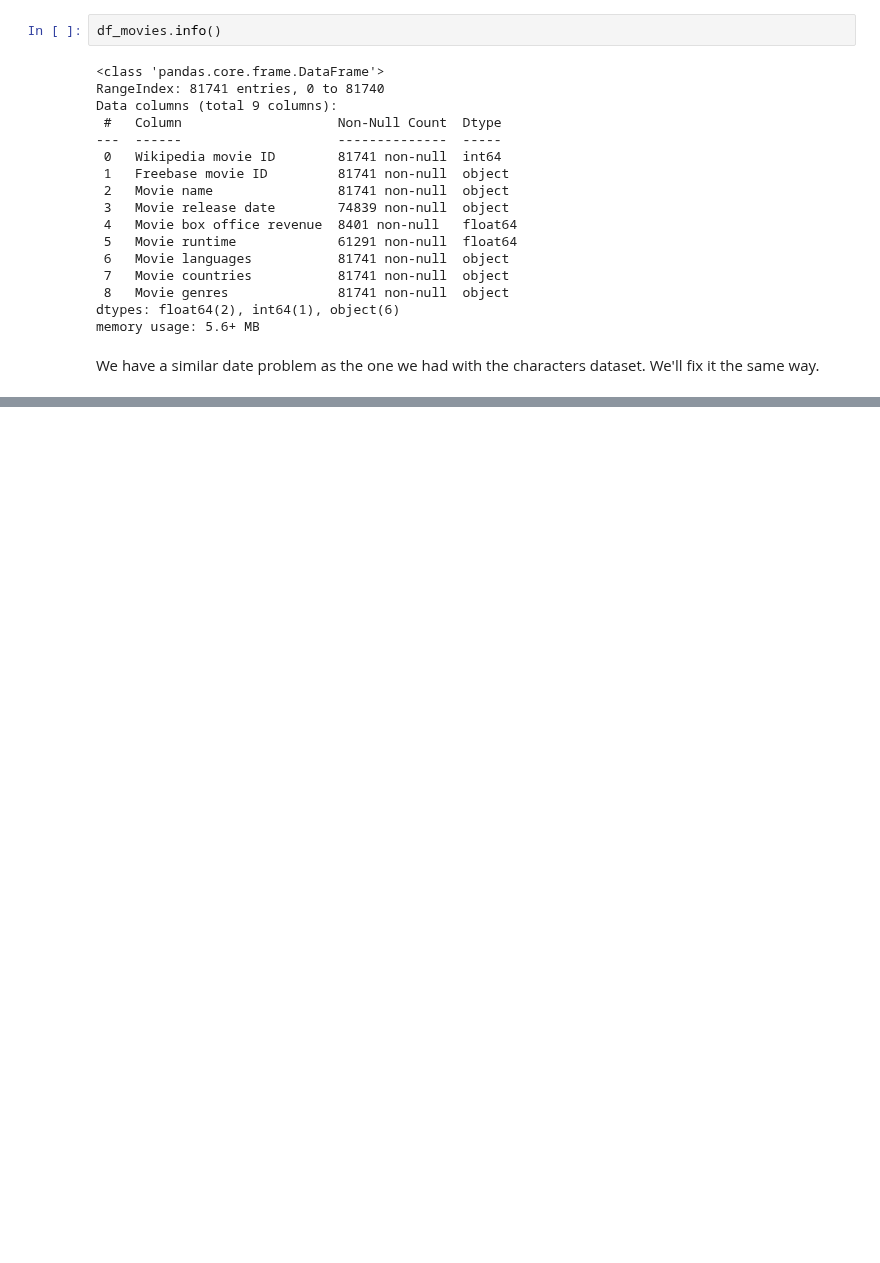
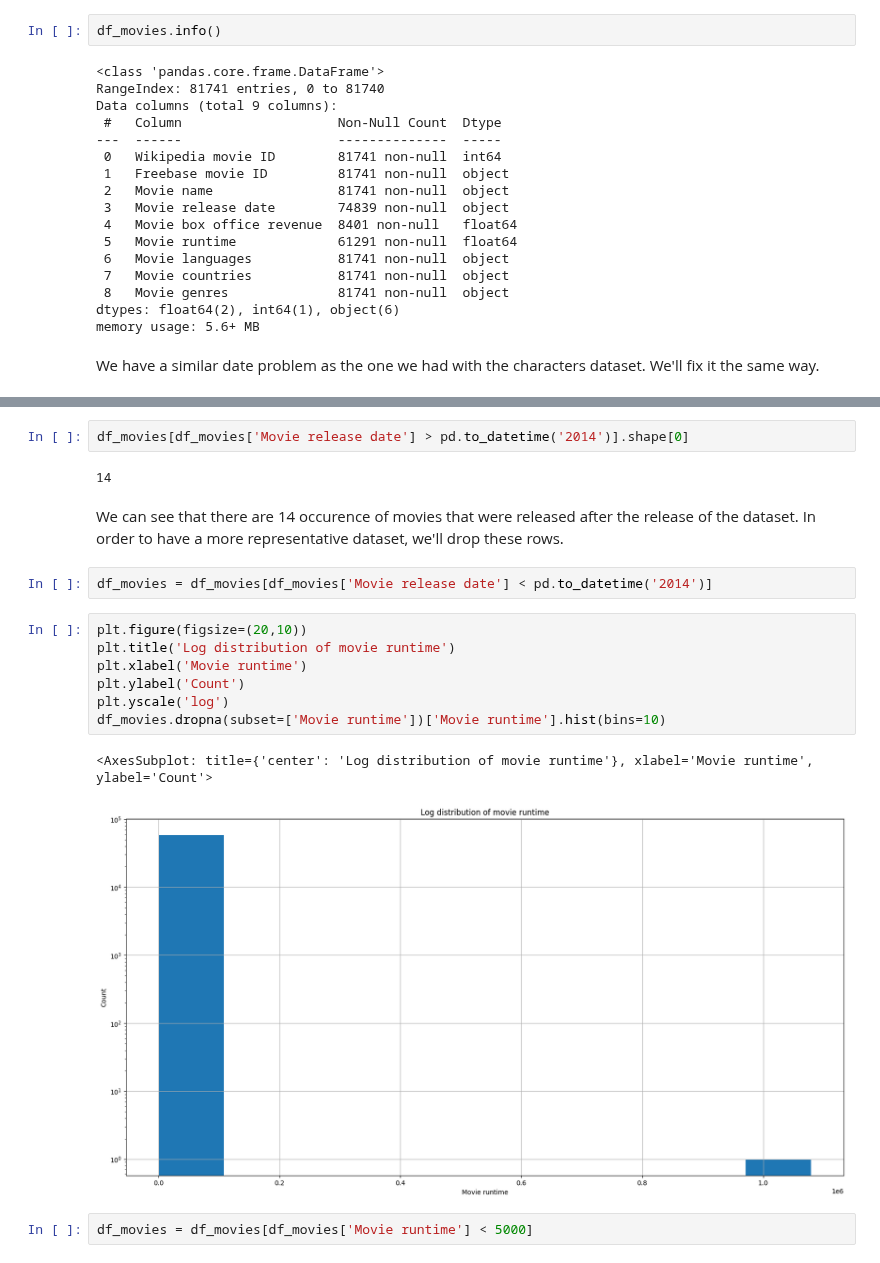
Before and after one commit to epfl-ada/ada-2023-project-radatouille, a Jupyter notebook: milestone_2.ipynb, the cells around one changed output, grey strips where cells are left out. Cells and saved outputs as stored; diff of their text form; blank space fills up the shorter version.

```diff
--- a/milestone_2.ipynb
+++ b/milestone_2.ipynb
@@ -224,0 +314,20 @@ df_movies['Movie release date'] = pd.to_datetime(df_movies['Movie release date']
+# %%
+df_movies[df_movies['Movie release date'] > pd.to_datetime('2014')].shape[0]
+# %% [output]
+14
+# %% [markdown]
+We can see that there are 14 occurence of movies that were released after the release of the dataset. In order to have a more representative dataset, we'll drop these rows.
+# %%
+df_movies = df_movies[df_movies['Movie release date'] < pd.to_datetime('2014')]
+# %%
+plt.figure(figsize=(20,10))
+plt.title('Log distribution of movie runtime')
+plt.xlabel('Movie runtime')
+plt.ylabel('Count')
+plt.yscale('log')
+df_movies.dropna(subset=['Movie runtime'])['Movie runtime'].hist(bins=10)
+# %% [output]
+<AxesSubplot: title={'center': 'Log distribution of movie runtime'}, xlabel='Movie runtime', ylabel='Count'>
+[figure, added]
+# %%
+df_movies = df_movies[df_movies['Movie runtime'] < 5000]
```
Also changed, not shown: parts of 25 cells of this notebook.
